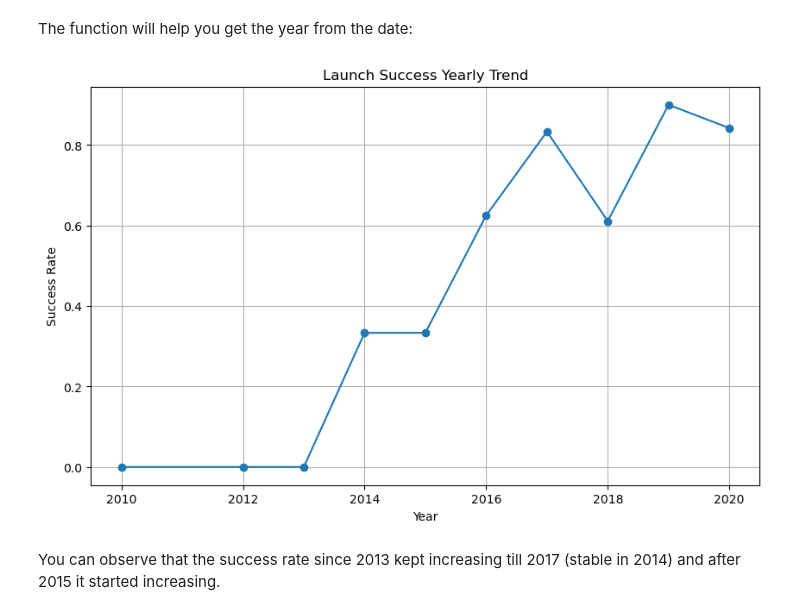
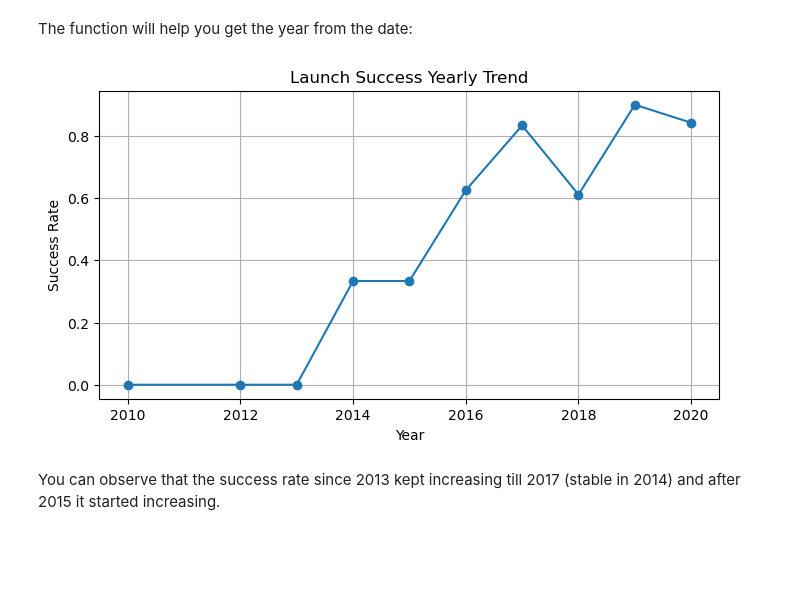
Before and after one commit to debsandipagt/Space-X-Falcon-9-First-Stage-Landing-Prediction, a Jupyter notebook: L5_jupyter-labs-eda-dataviz.ipynb, the cells around one changed output. Cells and saved outputs as stored; diff of their text form; code cells hidden in the pictures; blank space fills up the shorter version.

```diff
--- a/L5_jupyter-labs-eda-dataviz.ipynb
+++ b/L5_jupyter-labs-eda-dataviz.ipynb
@@ -215,15 +194,15 @@ The function will help you get the year from the date:
 # %%
 # Plot a line chart with x axis to be the extracted year and y axis to be the success rate
 df_line = df.groupby('Year')['Class'].mean().reset_index()
-plt.figure(figsize=(10, 6))
+plt.figure(figsize=(8, 4))
 plt.plot(df_line['Year'], df_line['Class'], marker='o', linestyle='-')
 plt.title('Launch Success Yearly Trend')
 plt.xlabel('Year')
 plt.ylabel('Success Rate')
 plt.grid(True)
 plt.show()
 # %% [output]
-[figure, old version]
+[figure, new version]
 # %% [markdown]
 You can observe that the success rate since 2013 kept increasing till 2017 (stable in 2014) and after 2015 it started increasing.
 # %% [markdown]
```
Also changed, not shown: parts of 9 cells of this notebook, 41 other files.
